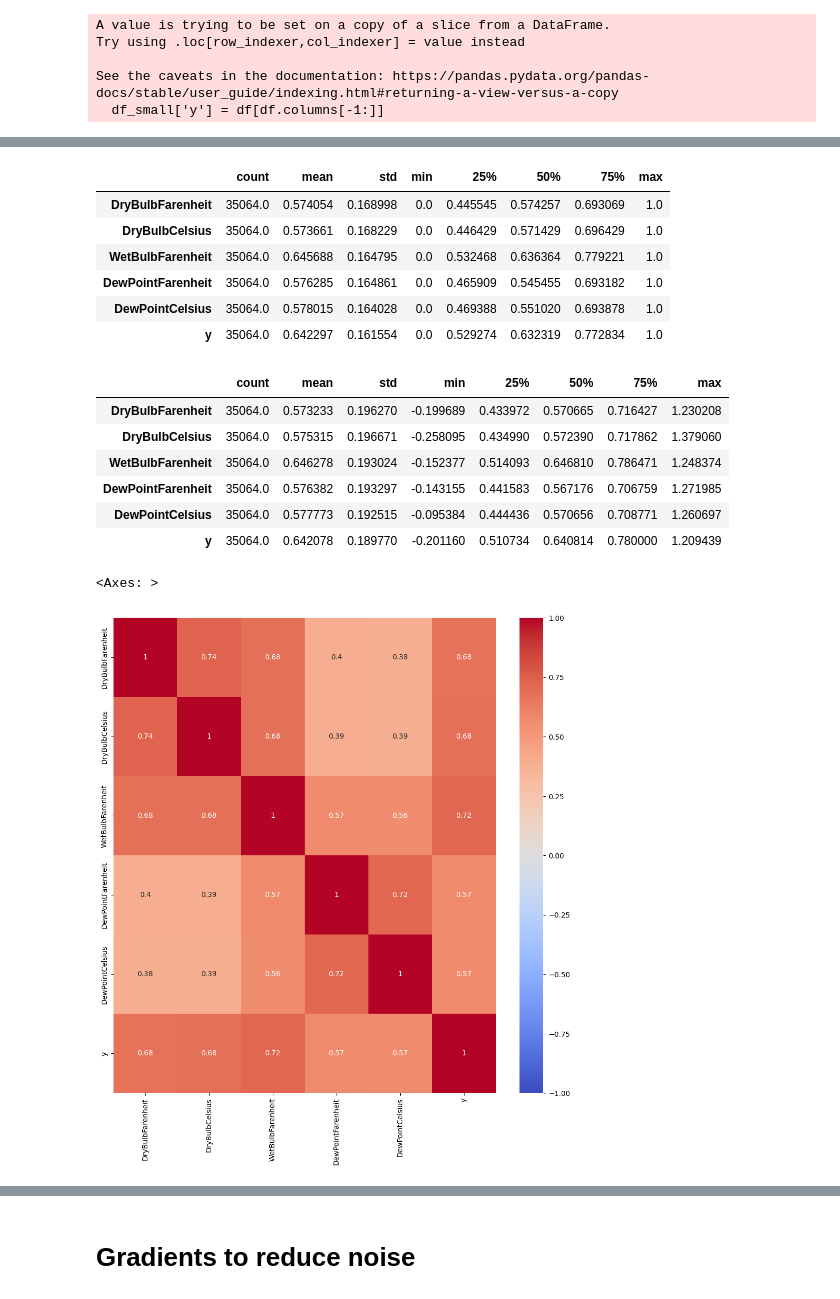
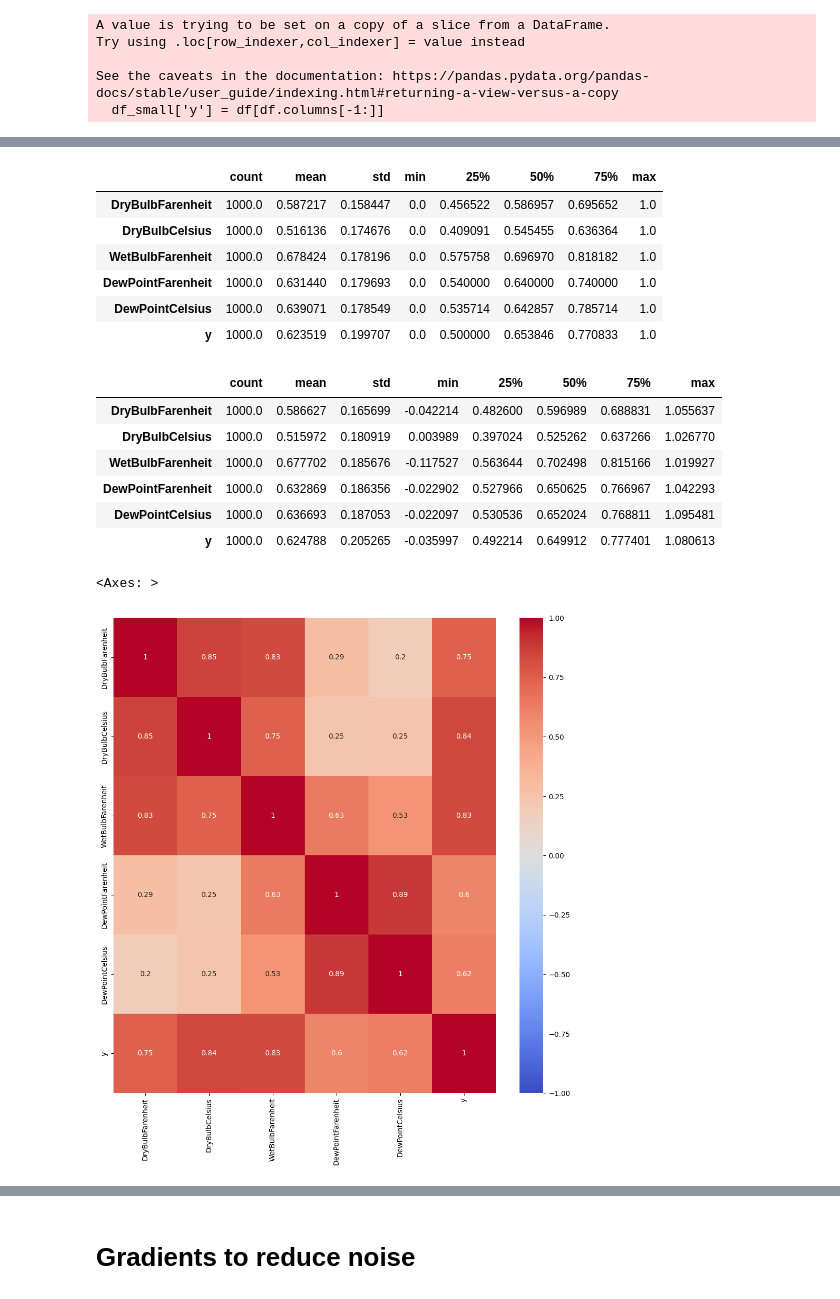
Before and after one commit to ari-dasci/S-DenoGrad, a Jupyter notebook: src/WTH/dense_NN.ipynb, the cells around one changed output, grey strips where cells are left out. Saved outputs shown, nothing was run; the diff lists cells and outputs as text; code cells hidden in the pictures.

```diff
--- a/src/WTH/dense_NN.ipynb
+++ b/src/WTH/dense_NN.ipynb
@@ -57,7 +57,7 @@ def add_gaussian_noise(df:pd.DataFrame, columns:List[str], mean:float = 0.0, std
 # %% [markdown]
 # Load data
 # %%
-df = pd.read_csv(os.path.join(DATA_PATH, 'Informer_Datasets', 'WTH', 'WTH.csv'))
+df = pd.read_csv(os.path.join(DATA_PATH, 'Informer_Datasets', 'WTH', 'WTH.csv'))[:1000]
 df
 # %% [output]
 |  | date | Visibility | DryBulbFarenheit | DryBulbCelsius | WetBulbFarenheit | DewPointFarenheit | ... |
@@ -146,5 +146,5 @@ df_scaled.describe().T
 # %%
-sigma = 0.1
+sigma = 0.05
 df_noisy = add_gaussian_noise(
         df=df_scaled.copy(),
         columns=[x for x in df_scaled.columns],
@@ -155,26 +155,26 @@ display(df_scaled.describe().T)
 display(df_noisy.describe().T)
 # %% [output]
 |  | count | mean | std | min | 25% | 50% | 75% | max |
-| DryBulbFarenheit | 35064.0 | 0.574054 | 0.168998 | 0.0 | 0.445545 | 0.574257 | 0.693069 | 1.0 |
-| DryBulbCelsius | 35064.0 | 0.573661 | 0.168229 | 0.0 | 0.446429 | 0.571429 | 0.696429 | 1.0 |
-| WetBulbFarenheit | 35064.0 | 0.645688 | 0.164795 | 0.0 | 0.532468 | 0.636364 | 0.779221 | 1.0 |
-| DewPointFarenheit | 35064.0 | 0.576285 | 0.164861 | 0.0 | 0.465909 | 0.545455 | 0.693182 | 1.0 |
-| DewPointCelsius | 35064.0 | 0.578015 | 0.164028 | 0.0 | 0.469388 | 0.551020 | 0.693878 | 1.0 |
-| y | 35064.0 | 0.642297 | 0.161554 | 0.0 | 0.529274 | 0.632319 | 0.772834 | 1.0 |
+| DryBulbFarenheit | 1000.0 | 0.587217 | 0.158447 | 0.0 | 0.456522 | 0.586957 | 0.695652 | 1.0 |
+| DryBulbCelsius | 1000.0 | 0.516136 | 0.174676 | 0.0 | 0.409091 | 0.545455 | 0.636364 | 1.0 |
+| WetBulbFarenheit | 1000.0 | 0.678424 | 0.178196 | 0.0 | 0.575758 | 0.696970 | 0.818182 | 1.0 |
+| DewPointFarenheit | 1000.0 | 0.631440 | 0.179693 | 0.0 | 0.540000 | 0.640000 | 0.740000 | 1.0 |
+| DewPointCelsius | 1000.0 | 0.639071 | 0.178549 | 0.0 | 0.535714 | 0.642857 | 0.785714 | 1.0 |
+| y | 1000.0 | 0.623519 | 0.199707 | 0.0 | 0.500000 | 0.653846 | 0.770833 | 1.0 |
 |  | count | mean | std | min | 25% | 50% | 75% | max |
-| DryBulbFarenheit | 35064.0 | 0.573233 | 0.196270 | -0.199689 | 0.433972 | 0.570665 | 0.716427 | 1.230208 |
-| DryBulbCelsius | 35064.0 | 0.575315 | 0.196671 | -0.258095 | 0.434990 | 0.572390 | 0.717862 | 1.379060 |
-| WetBulbFarenheit | 35064.0 | 0.646278 | 0.193024 | -0.152377 | 0.514093 | 0.646810 | 0.786471 | 1.248374 |
-| DewPointFarenheit | 35064.0 | 0.576382 | 0.193297 | -0.143155 | 0.441583 | 0.567176 | 0.706759 | 1.271985 |
-| DewPointCelsius | 35064.0 | 0.577773 | 0.192515 | -0.095384 | 0.444436 | 0.570656 | 0.708771 | 1.260697 |
-| y | 35064.0 | 0.642078 | 0.189770 | -0.201160 | 0.510734 | 0.640814 | 0.780000 | 1.209439 |
+| DryBulbFarenheit | 1000.0 | 0.586627 | 0.165699 | -0.042214 | 0.482600 | 0.596989 | 0.688831 | 1.055637 |
+| DryBulbCelsius | 1000.0 | 0.515972 | 0.180919 | 0.003989 | 0.397024 | 0.525262 | 0.637266 | 1.026770 |
+| WetBulbFarenheit | 1000.0 | 0.677702 | 0.185676 | -0.117527 | 0.563644 | 0.702498 | 0.815166 | 1.019927 |
+| DewPointFarenheit | 1000.0 | 0.632869 | 0.186356 | -0.022902 | 0.527966 | 0.650625 | 0.766967 | 1.042293 |
+| DewPointCelsius | 1000.0 | 0.636693 | 0.187053 | -0.022097 | 0.530536 | 0.652024 | 0.768811 | 1.095481 |
+| y | 1000.0 | 0.624788 | 0.205265 | -0.035997 | 0.492214 | 0.649912 | 0.777401 | 1.080613 |
 # %%
-corr = df_noisy.corr()
+corr_noisy = df_noisy.corr()
 plt.figure(figsize=(12, 12))
-sns.heatmap(corr, annot=True, cmap='coolwarm', vmin=-1, vmax=1)
+sns.heatmap(corr_noisy, annot=True, cmap='coolwarm', vmin=-1, vmax=1)
 # %% [output]
 <Axes: >
-[figure, old version]
+[figure, new version]
 # %%
 plt.figure(figsize=(12, 5))
 plt.subplot(1, 2, 1)
```
Also changed, not shown: parts of 30 cells of this notebook, 11 other files.
